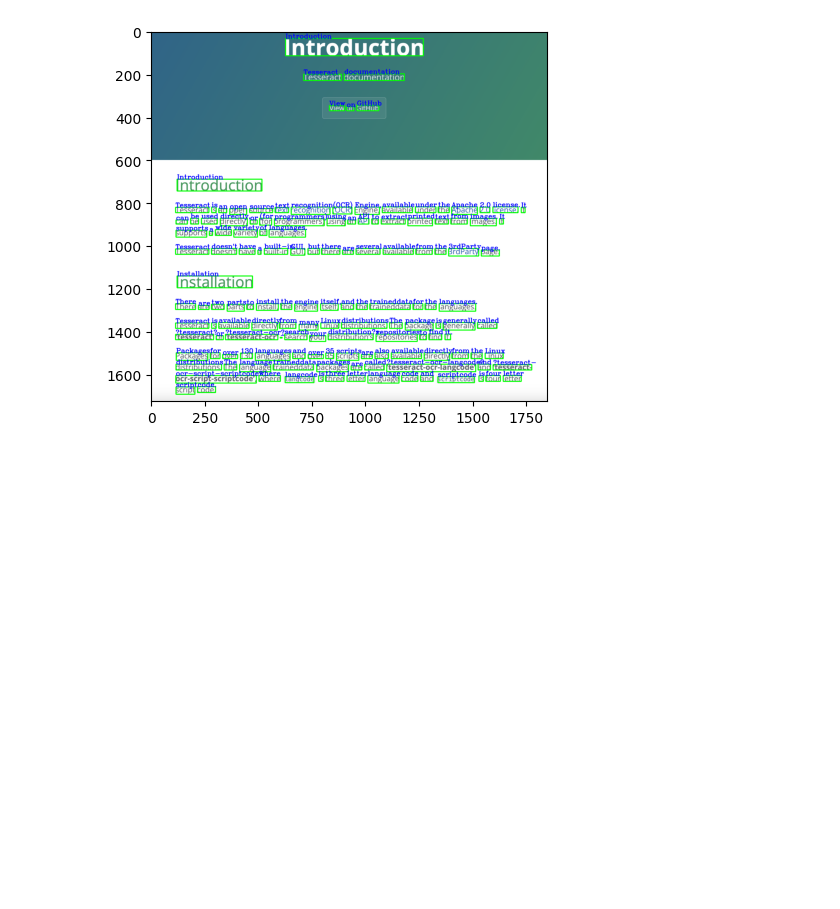
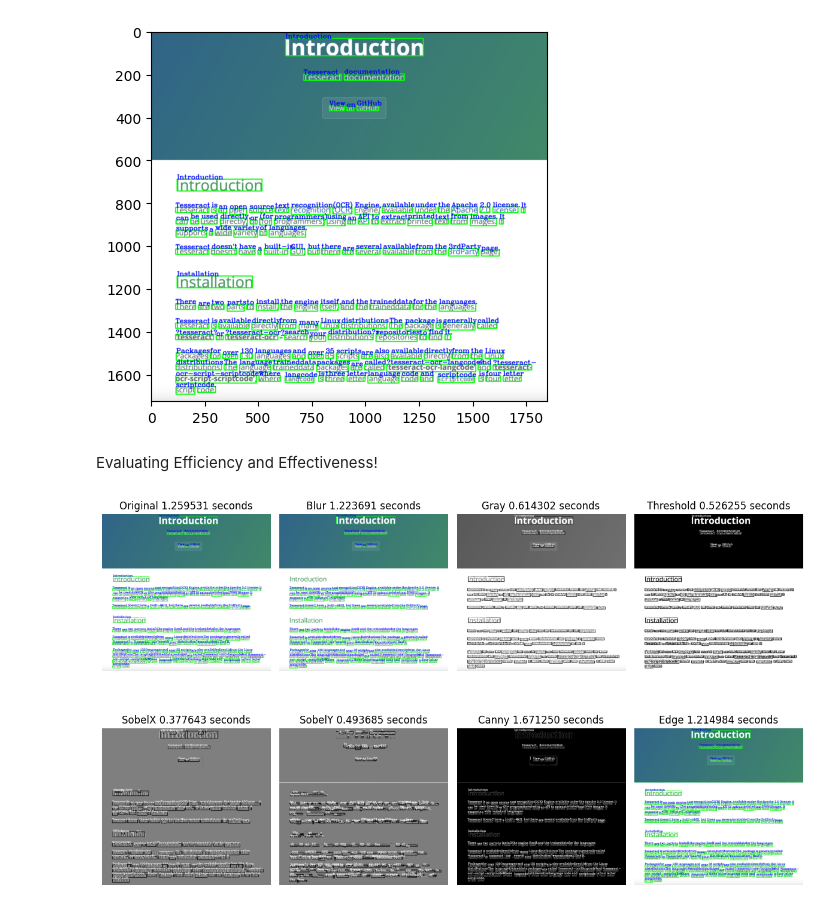
Before and after one commit to ruiczhu/cvAssignment1, a Jupyter notebook: Assignment 1 – ZHU Ruichen/cvAssignment1.ipynb, the cells around one changed output. Cells and saved outputs as stored; diff of their text form; code cells hidden in the pictures; blank space fills up the shorter version.

```diff
--- a/Assignment 1 – ZHU Ruichen/cvAssignment1.ipynb
+++ b/Assignment 1 – ZHU Ruichen/cvAssignment1.ipynb
@@ -243,3 +245,5 @@ plt.imshow(detect_r)
 # %% [output]
 <matplotlib.image.AxesImage at 0x...>
 [figure]
+# %% [markdown]
+Evaluating Efficiency and Effectiveness!
@@ -245,0 +271,41 @@ plt.imshow(detect_r)
+# %%
+def test_preprocessing(image):
+    copy_image = image.copy()
+    gray = get_grayscale(copy_image)
+    if copy_image is None:
+        print("Error loading image.")
+        return
+
+    preprocessors = {
+        "Original": copy_image,
+        "Blur": gaussian_blur(copy_image),
+        "Gray": get_grayscale(copy_image),
+        "Threshold": thresholding(gray),
+        "SobelX": sobelx(gray),
+        "SobelY": sobely(gray),
+        "Canny": canny(gray),
+        "Edge": edge_detection(copy_image)
+
+    }
+
+    results = {}
+
+    for name, preprocessed_image in preprocessors.items():
+        predictions = detect_text(preprocessed_image)
+        results[name] = (preprocessed_image, predictions)
+
+    plt.figure(figsize=(12, 8))
+    for i, (name, (img, preds)) in enumerate(results.items()):
+        plt.subplot(2, 4, i + 1)
+        img = draw_ractangle(img)
+        time = timeit.timeit(partial(draw_ractangle, img), number=1)
+        plt.imshow(cv2.cvtColor(img, cv2.COLOR_BGR2RGB))
+        plt.title(f"{name} {time:.6f} seconds")
+        plt.axis('off')
+
+    plt.tight_layout()
+    plt.show()
+
+test_preprocessing(image)
+# %% [output]
+[figure, added]
```
Also changed, not shown: parts of 2 cells of this notebook.
